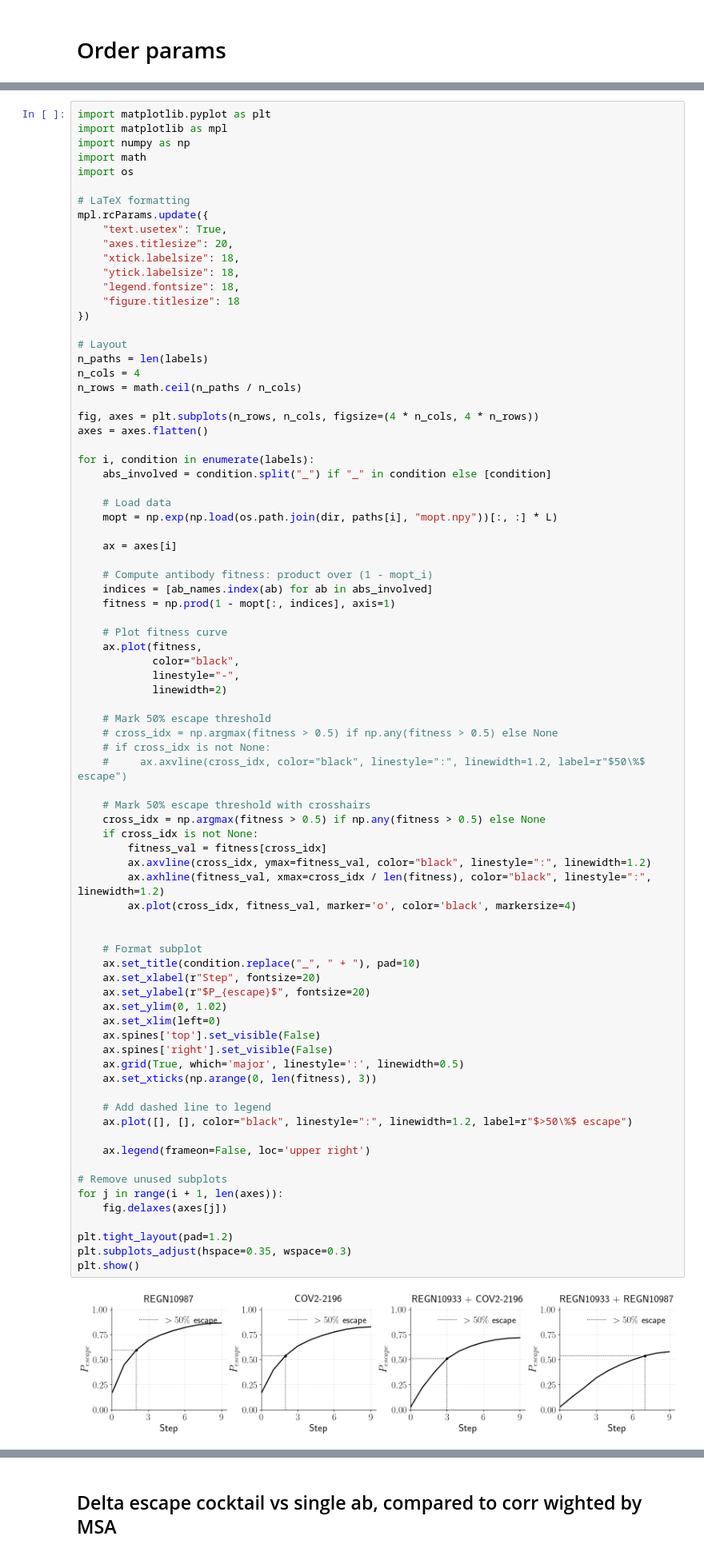
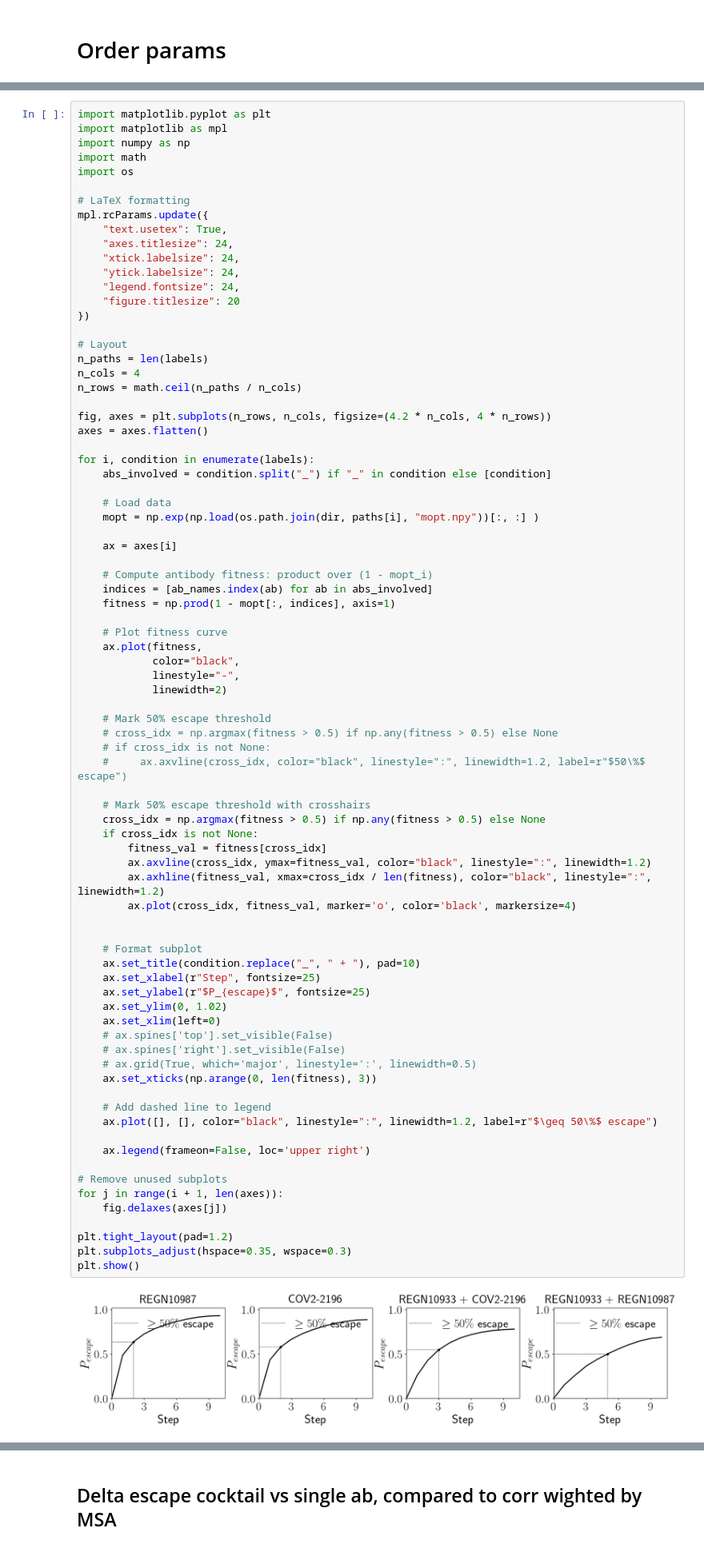
Before and after one commit to m-huot/ESCAPE_PATHS, a Jupyter notebook: mean_field_theory/Figure 5.ipynb, the cells around one changed output, grey strips where cells are left out. Shown at 80% size. Cells and saved outputs as stored; diff of their text form.

Commit message:
updated figures

```diff
--- a/mean_field_theory/Figure 5.ipynb
+++ b/mean_field_theory/Figure 5.ipynb
@@ -359,11 +219,11 @@ import os
 # LaTeX formatting
 mpl.rcParams.update({
     "text.usetex": True,
-    "axes.titlesize": 20,
-    "xtick.labelsize": 18,
-    "ytick.labelsize": 18,
-    "legend.fontsize": 18,
-    "figure.titlesize": 18
+    "axes.titlesize": 24,
+    "xtick.labelsize": 24,
+    "ytick.labelsize": 24,
+    "legend.fontsize": 24,
+    "figure.titlesize": 20
 })
 
 # Layout
@@ -371,14 +231,14 @@ n_paths = len(labels)
 n_cols = 4
 n_rows = math.ceil(n_paths / n_cols)
 
-fig, axes = plt.subplots(n_rows, n_cols, figsize=(4 * n_cols, 4 * n_rows))
+fig, axes = plt.subplots(n_rows, n_cols, figsize=(4.2 * n_cols, 4 * n_rows))
 axes = axes.flatten()
 
 for i, condition in enumerate(labels):
     abs_involved = condition.split("_") if "_" in condition else [condition]
 
     # Load data
-    mopt = np.exp(np.load(os.path.join(dir, paths[i], "mopt.npy"))[:, :] * L)
+    mopt = np.exp(np.load(os.path.join(dir, paths[i], "mopt.npy"))[:, :] )
 
     ax = axes[i]
 
@@ -397,37 +257,37 @@ for i, condition in enumerate(labels):
     # if cross_idx is not None:
     #     ax.axvline(cross_idx, color="black", linestyle=":", linewidth=1.2, label=r"$50\%$ escape")
 
     # Mark 50% escape threshold with crosshairs
     cross_idx = np.argmax(fitness > 0.5) if np.any(fitness > 0.5) else None
     if cross_idx is not None:
         fitness_val = fitness[cross_idx]
         ax.axvline(cross_idx, ymax=fitness_val, color="black", linestyle=":", linewidth=1.2)
         ax.axhline(fitness_val, xmax=cross_idx / len(fitness), color="black", linestyle=":", linewidth=1.2)
         ax.plot(cross_idx, fitness_val, marker='o', color='black', markersize=4)
 
 
     # Format subplot
     ax.set_title(condition.replace("_", " + "), pad=10)
-    ax.set_xlabel(r"Step", fontsize=20)
-    ax.set_ylabel(r"$P_{escape}$", fontsize=20)
+    ax.set_xlabel(r"Step", fontsize=25)
+    ax.set_ylabel(r"$P_{escape}$", fontsize=25)
     ax.set_ylim(0, 1.02)
     ax.set_xlim(left=0)
-    ax.spines['top'].set_visible(False)
-    ax.spines['right'].set_visible(False)
-    ax.grid(True, which='major', linestyle=':', linewidth=0.5)
+    # ax.spines['top'].set_visible(False)
+    # ax.spines['right'].set_visible(False)
+    # ax.grid(True, which='major', linestyle=':', linewidth=0.5)
     ax.set_xticks(np.arange(0, len(fitness), 3))
 
     # Add dashed line to legend
-    ax.plot([], [], color="black", linestyle=":", linewidth=1.2, label=r"$>50\%$ escape")
+    ax.plot([], [], color="black", linestyle=":", linewidth=1.2, label=r"$\geq 50\%$ escape")
 
     ax.legend(frameon=False, loc='upper right')
 
 # Remove unused subplots
 for j in range(i + 1, len(axes)):
     fig.delaxes(axes[j])
 
 plt.tight_layout(pad=1.2)
 plt.subplots_adjust(hspace=0.35, wspace=0.3)
 plt.show()
 # %% [output]
-[figure, old version]
+[figure, new version]
```
Also changed, not shown: parts of 18 cells of this notebook, 39 other files.
